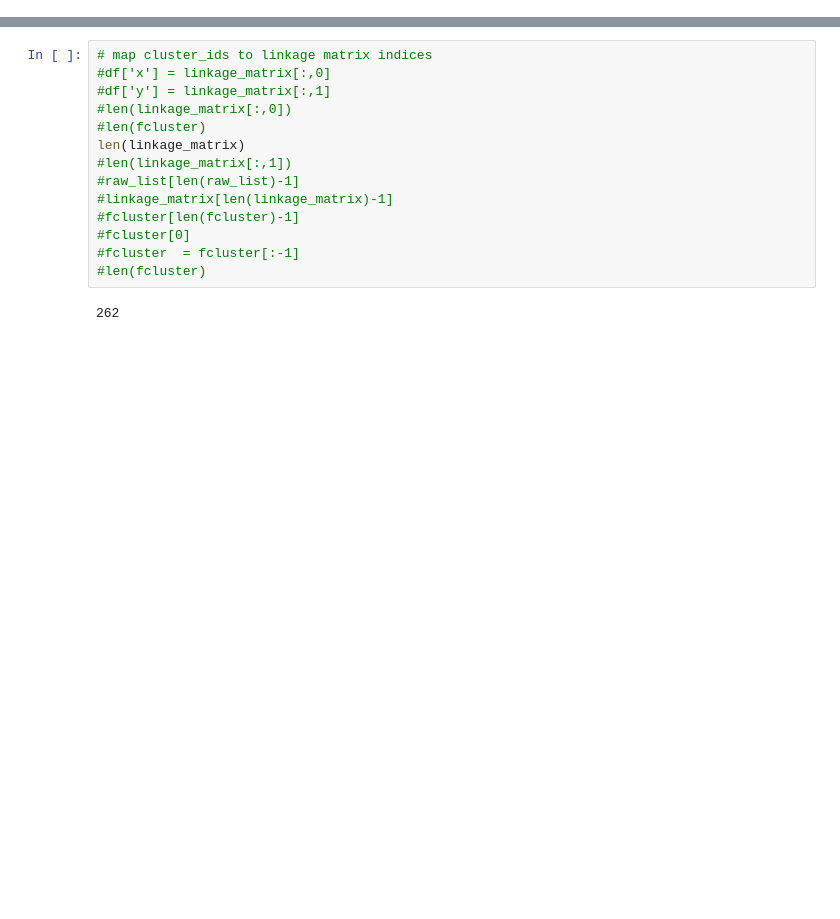
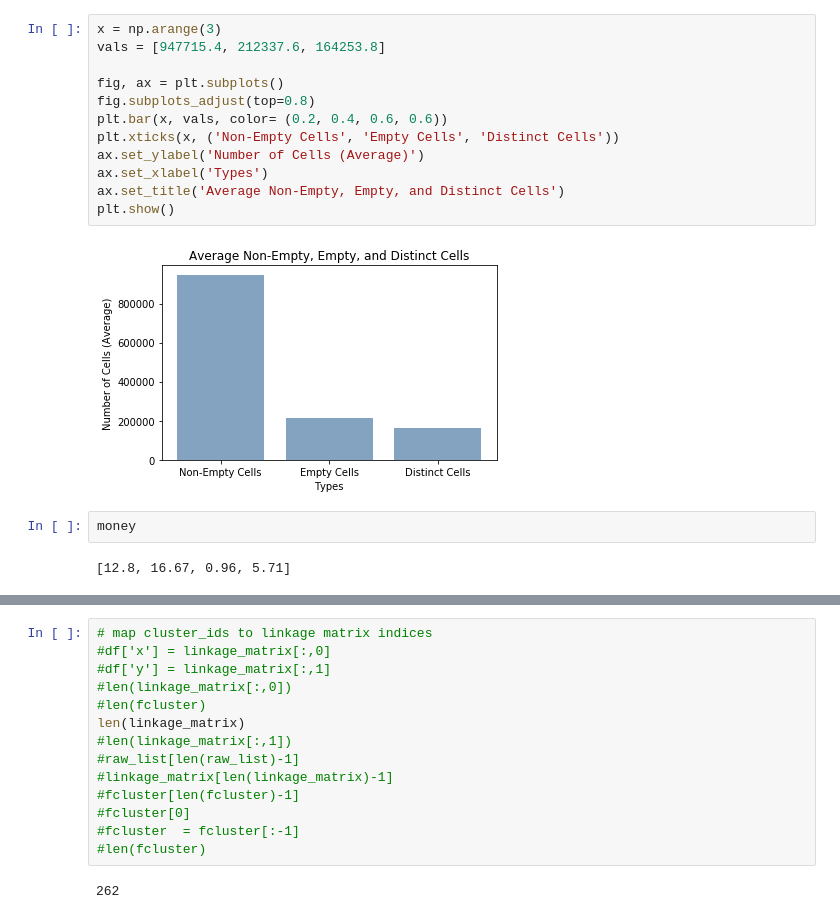
Before and after one commit to theodorehadges/big_data_course_project, a Jupyter notebook: task2/src/scripts/visualizations.ipynb, the cells around one changed output, grey strips where cells are left out. Saved outputs shown, nothing was run; the diff lists cells and outputs as text; blank space fills up the shorter version.

```diff
--- a/task2/src/scripts/visualizations.ipynb
+++ b/task2/src/scripts/visualizations.ipynb
@@ -1 +155,19 @@
+# %%
+x = np.arange(3)
+vals = [947715.4, 212337.6, 164253.8]
+
+fig, ax = plt.subplots()
+fig.subplots_adjust(top=0.8)
+plt.bar(x, vals, color= (0.2, 0.4, 0.6, 0.6))
+plt.xticks(x, ('Non-Empty Cells', 'Empty Cells', 'Distinct Cells'))
+ax.set_ylabel('Number of Cells (Average)')
+ax.set_xlabel('Types')
+ax.set_title('Average Non-Empty, Empty, and Distinct Cells')
+plt.show()
+# %% [output]
+[figure, added]
+# %%
+money
+# %% [output]
+[12.8, 16.67, 0.96, 5.71]
 # %%
```
Also changed, not shown: parts of 7 cells of this notebook, 6 other files.
